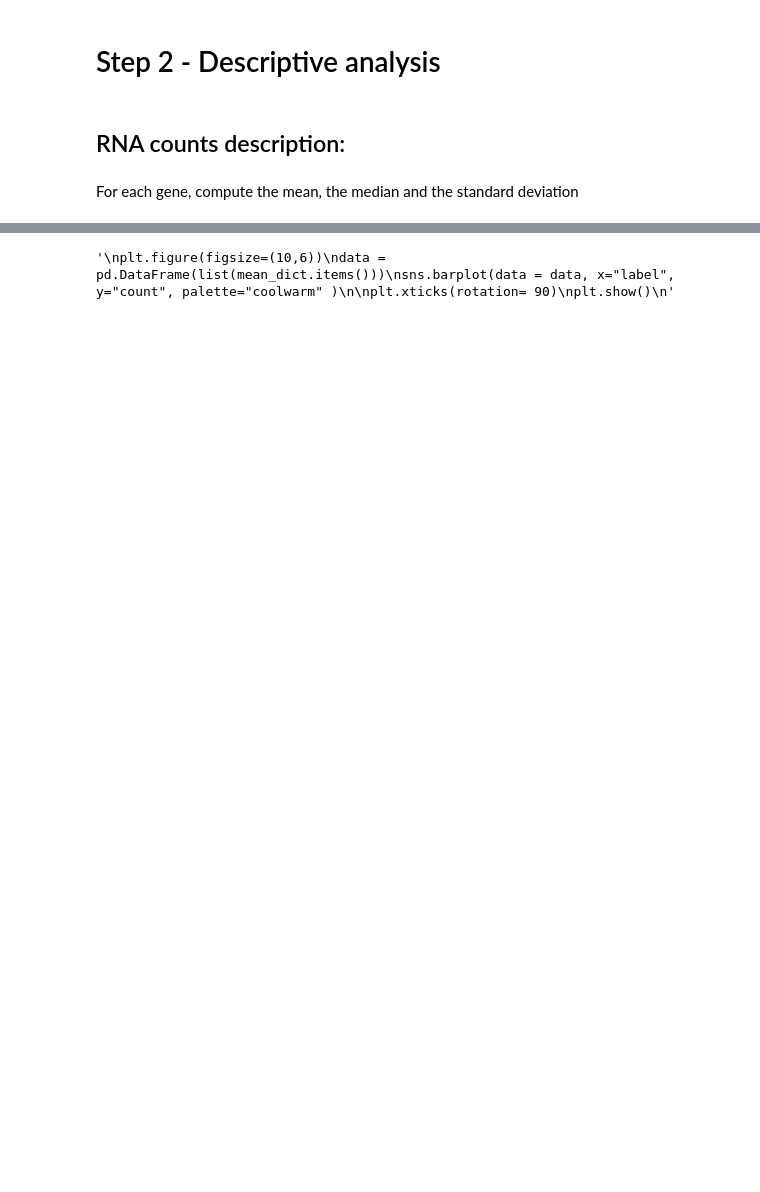
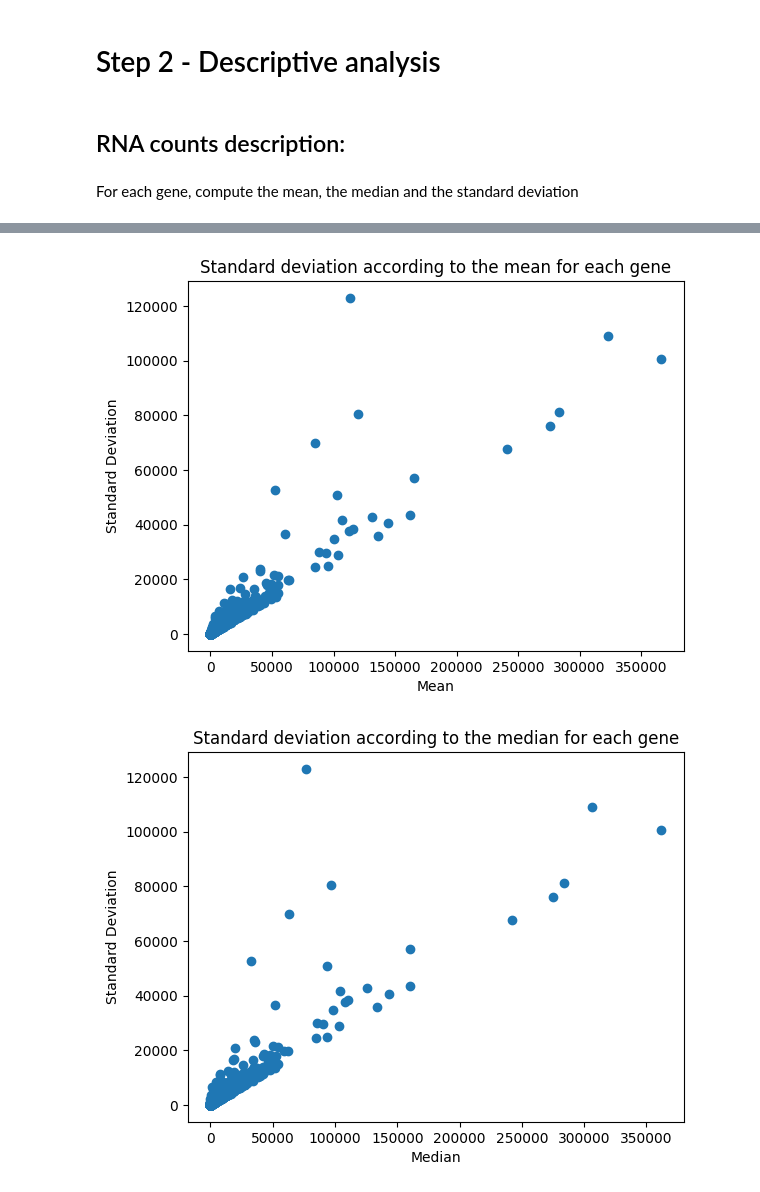
Before and after one commit to betacodd/Biomarkers_identification, a Jupyter notebook: Levy_Eytan_Bakic_Eytan/Eytan_part.ipynb, the cells around one changed output, grey strips where cells are left out. Drawn from its saved outputs; the diff is of its cells as text; code cells hidden in the pictures; blank space fills up the shorter version.

```diff
--- a/Levy_Eytan_Bakic_Eytan/Eytan_part.ipynb
+++ b/Levy_Eytan_Bakic_Eytan/Eytan_part.ipynb
@@ -239,12 +384,21 @@ stdev_dict = Frame.get_stdev_dict()
 # %%
-#USELESS, DO NOT WORK
-"""
-plt.figure(figsize=(10,6))
-data = pd.DataFrame(list(mean_dict.items()))
-sns.barplot(data = data, x="label", y="count", palette="coolwarm" )
+#Representing standard deviation according to the mean and median (for genes)
 
-plt.xticks(rotation= 90)
+gen_mean_dict = Frame.get_gen_mean_dict()
+gen_median_dict = Frame.get_gen_median_dict()
+gen_stdev_dict = Frame.get_gen_stdev_dict()
+
+plt.scatter(x = gen_mean_dict.values(), y = gen_stdev_dict.values())
+plt.title("Standard deviation according to the mean for each gene")
+plt.xlabel("Mean")
+plt.ylabel("Standard Deviation")
 plt.show()
-"""
+
+plt.scatter(x = gen_median_dict.values(), y = gen_stdev_dict.values())
+plt.title("Standard deviation according to the median for each gene")
+plt.xlabel("Median")
+plt.ylabel("Standard Deviation")
+plt.show()
 # %% [output]
-'\nplt.figure(figsize=(10,6))\ndata = pd.DataFrame(list(mean_dict.items()))\nsns.barplot(data = data, x="label", y="count", palette="coolwarm" )\n\nplt.xticks(rotation= 90)\nplt.show()\n'
+[figure, added]
+[figure, added]
```
Also changed, not shown: parts of 14 cells of this notebook.
